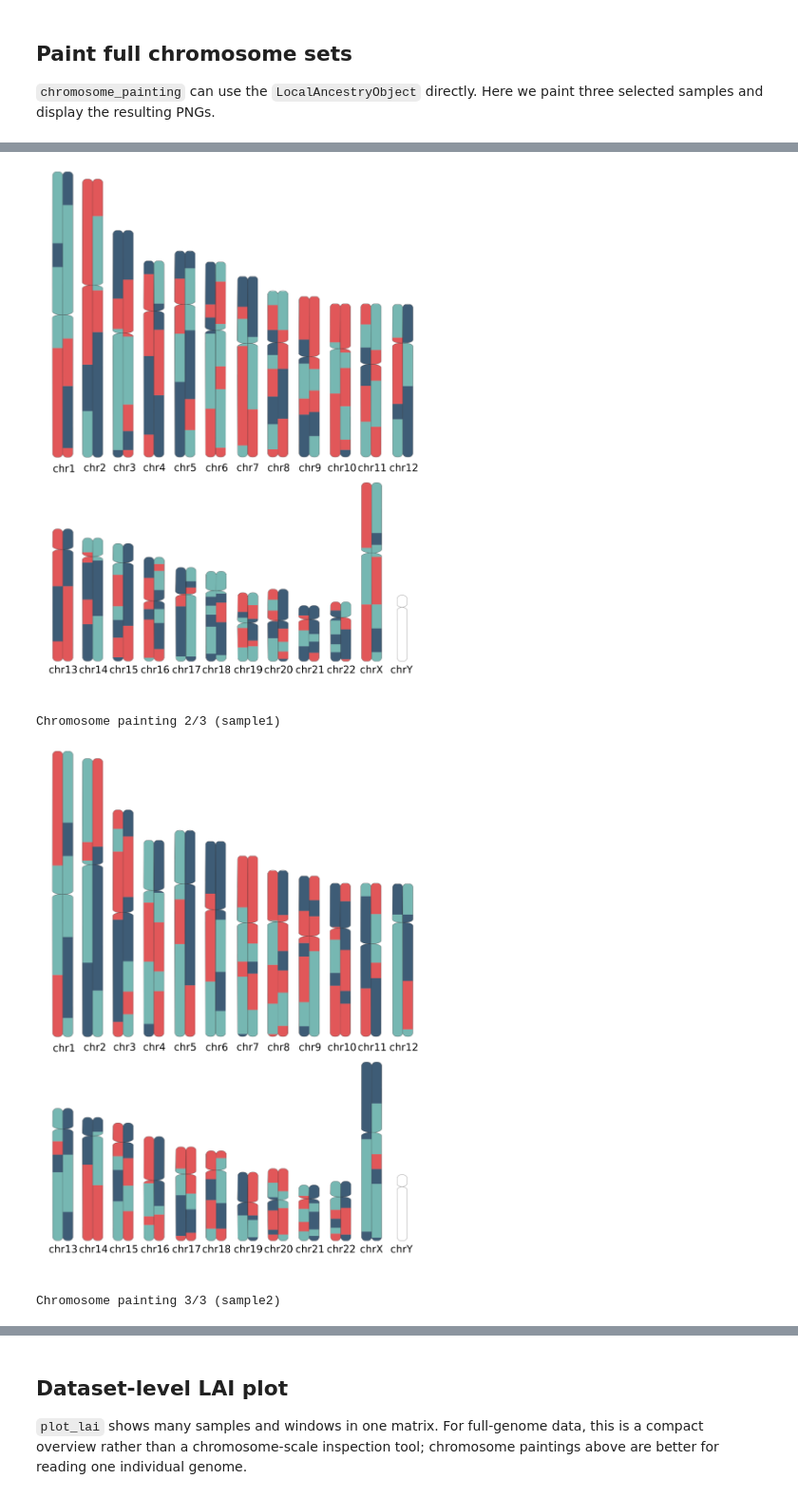
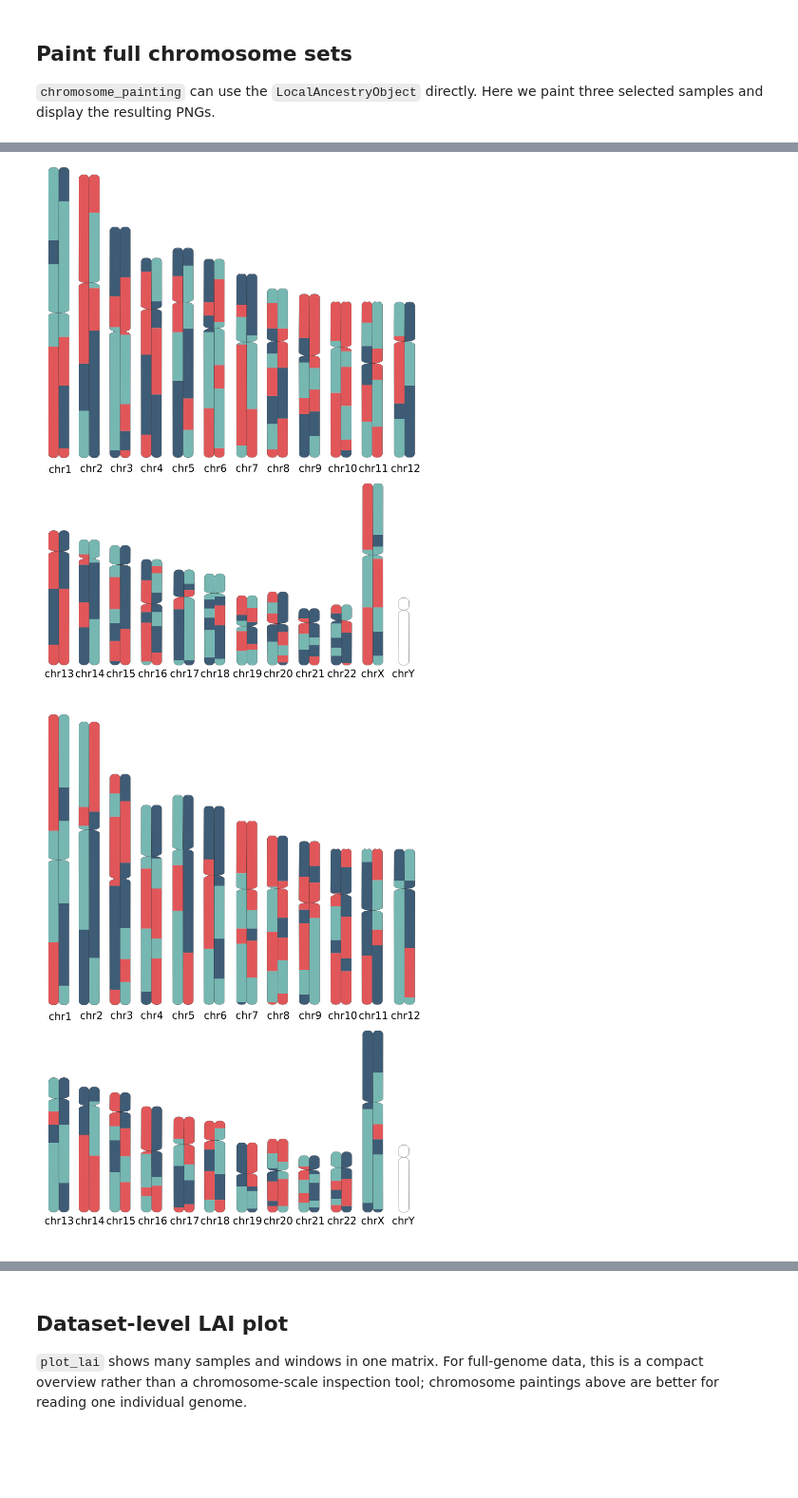
Before and after one commit to AI-sandbox/snputils, a Jupyter notebook: docs/tutorials/local-ancestry-visualization.ipynb, the cells around one changed output, grey strips where cells are left out. Shown at 95% size. Cells and saved outputs as stored; diff of their text form; code cells hidden in the pictures; blank space fills up the shorter version.

```diff
--- a/docs/tutorials/local-ancestry-visualization.ipynb
+++ b/docs/tutorials/local-ancestry-visualization.ipynb
@@ -57,9 +57,10 @@ painting_outputs = chromosome_painting(
     output_format="png",
     force=True,
     verbose=False,
-    show=True
+    show=False,
 )
 
-painting_outputs
+for path in painting_outputs:
+    display(Image(filename=path))
 # %% [output]
 Chromosome painting 1/3 (sample0)
@@ -66,4 +69,2 @@ Chromosome painting 1/3 (sample0)
-[figure, old version]
+[figure, new version]
-Chromosome painting 2/3 (sample1)
-[figure, old version]
+[figure, new version]
-Chromosome painting 3/3 (sample2)
```
Also changed, not shown: parts of 2 cells of this notebook.
